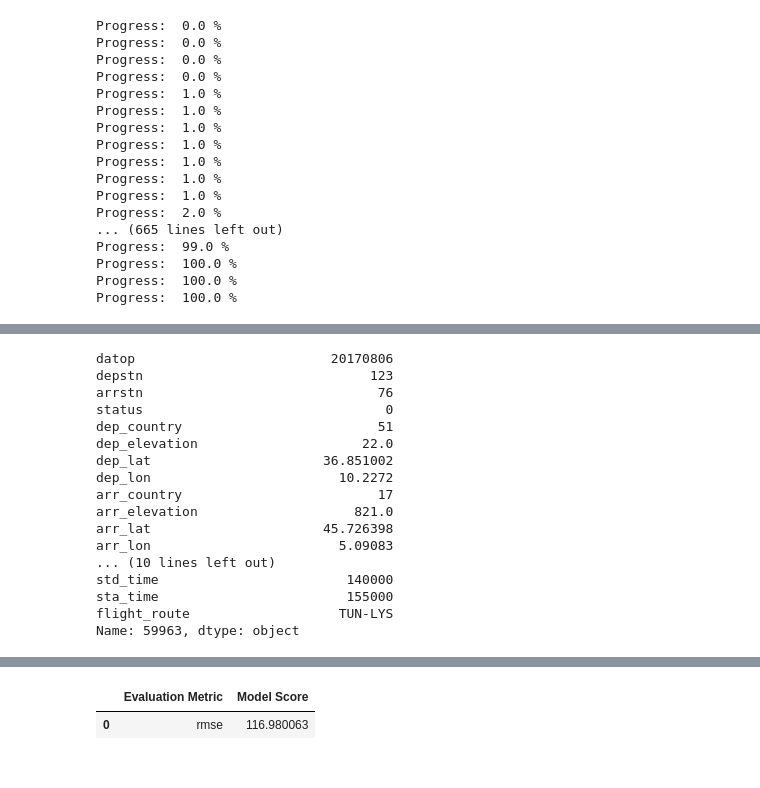
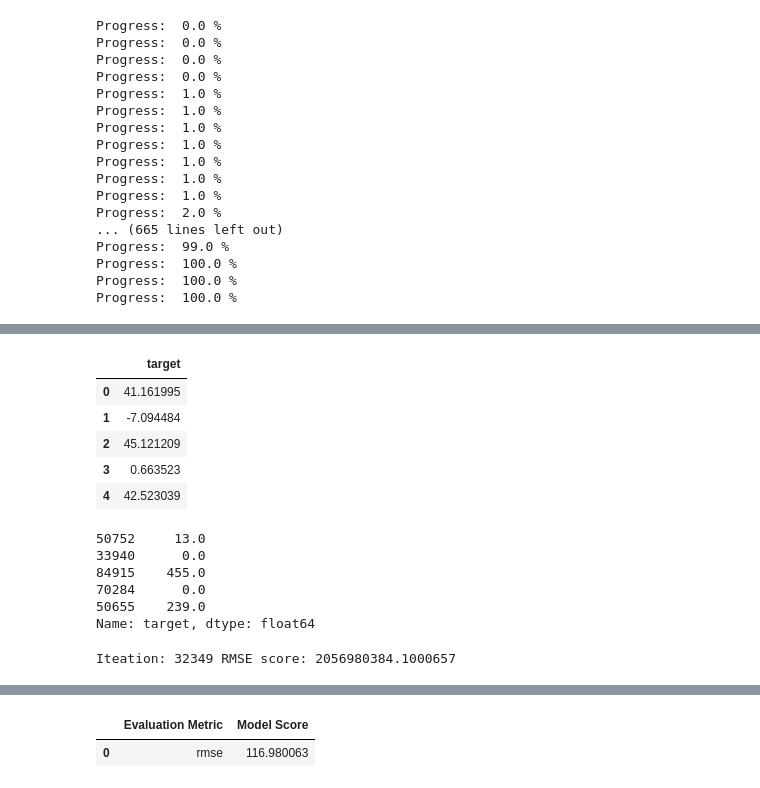
Before and after one commit to saeedbasha/flight_delays_ML, a Jupyter notebook: 9_Experimenting_with_Erics_Idea.ipynb, the cells around one changed output, grey strips where cells are left out. Drawn from its saved outputs; the diff is of its cells as text; code cells hidden in the pictures.

Commit message:
RMSE

```diff
--- a/9_Experimenting_with_Erics_Idea.ipynb
+++ b/9_Experimenting_with_Erics_Idea.ipynb
@@ -86,10 +87,10 @@ def predict_delay_for_a_single_route(features,model):
 y_pred = np.empty(len(X_test))
 # print(len(X_test))
 for i in range(len(X_test)):
-    print("Progress: ",round(i*100/len(X_test),0),"%",len(X_test.iloc[i]['flight_route']),"idx: ",i)
+    print("Progress: ",round(i*100/len(X_test),0),"%","idx: ",i)
     # try:
     # Attempt to make predictions
-    if X_test.iloc[i]['flight_route']:
+    if X_test.iloc[i]['flight_route'] in models:
         delay = predict_delay_for_a_single_route(X_test.iloc[[i]],models[X_test.iloc[i]['flight_route']])
     else:
         delay = 0
@@ -147,20 +127,26 @@ Name: 70214, dtype: object
-# %%
-X_test.iloc[360]
-# %% [output]
-datop                         20170806
-depstn                             123
-arrstn                              76
-status                               0
-dep_country                         51
-dep_elevation                     22.0
-dep_lat                      36.851002
-dep_lon                        10.2272
-arr_country                         17
-arr_elevation                    821.0
-arr_lat                      45.726398
-arr_lon                        5.09083
-... (10 lines left out)
-std_time                        140000
-sta_time                        155000
-flight_route                   TUN-LYS
-Name: 59963, dtype: object
+# %%
+y_pred_df = pd.DataFrame({'target': y_pred})
+# %%
+y_pred_df.head()
+# %% [output]
+|  | target |
+| 0 | 41.161995 |
+| 1 | -7.094484 |
+| 2 | 45.121209 |
+| 3 | 0.663523 |
+| 4 | 42.523039 |
+# %%
+y_test.head()
+# %% [output]
+50752     13.0
+33940      0.0
+84915    455.0
+70284      0.0
+50655    239.0
+Name: target, dtype: float64
+# %%
+# Scoring the prediction using rmse
+rmse_cv = mean_squared_error(y_test, y_pred_df, squared=False)
+print("RMSE score:",rmse_cv)
+# %% [output]
+Iteation: 32349 RMSE score: 2056980384.1000657
```
Also changed, not shown: parts of 5 cells of this notebook.
